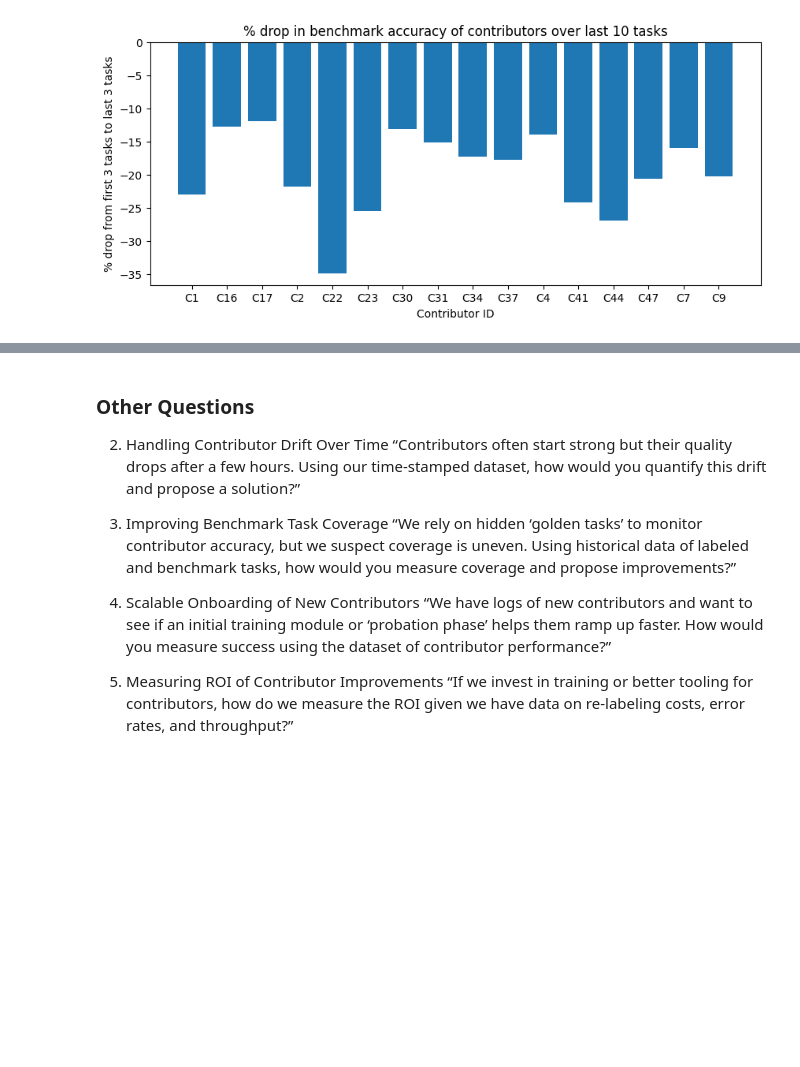
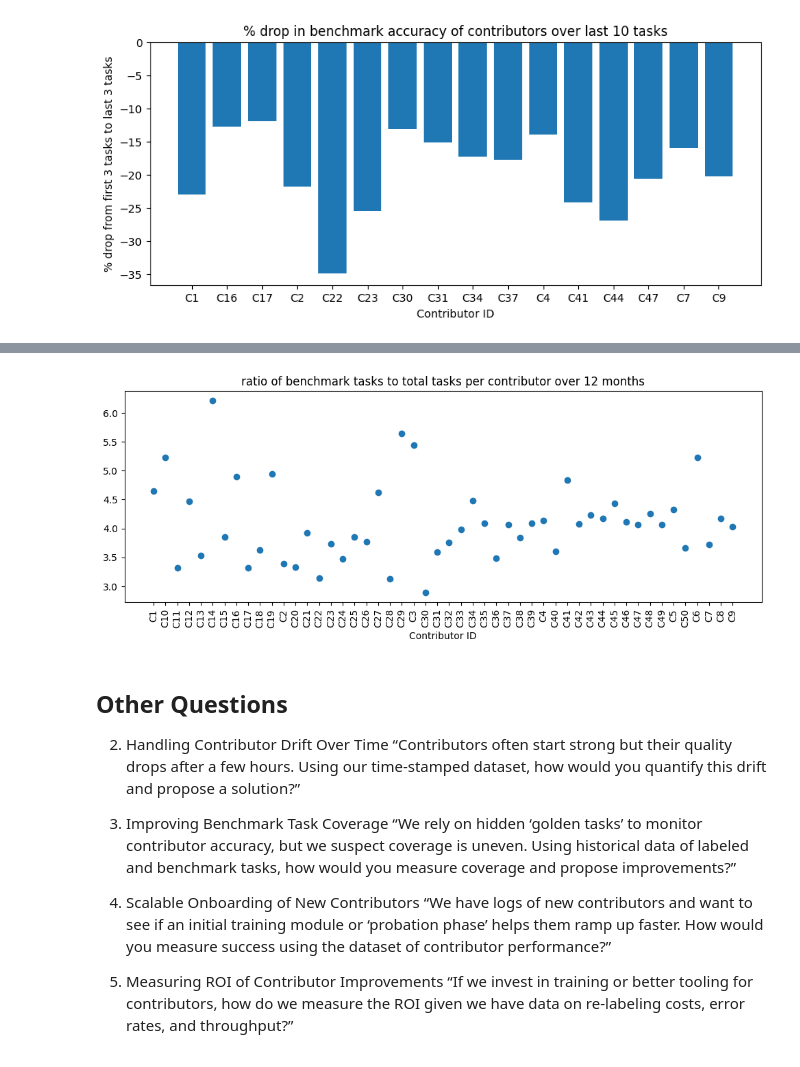
Before and after one commit to bayek10/data-analysis, a Jupyter notebook: AI_data_labeler_quality_analysis.ipynb, the cells around one changed output, grey strips where cells are left out. Saved outputs shown, nothing was run; the diff lists cells and outputs as text; code cells hidden in the pictures; blank space fills up the shorter version.

```diff
--- a/AI_data_labeler_quality_analysis.ipynb
+++ b/AI_data_labeler_quality_analysis.ipynb
@@ -258,0 +272,5 @@ Text(0, 0.5, '% drop from first 3 tasks to last 3 tasks')
+# %%
+grouped = df.groupby('contributor_id')[['tasks_completed', 'benchmark_tasks_used']].sum().reset_index()
+grouped['ratio'] = grouped['benchmark_tasks_used'] / grouped['tasks_completed'] * 100
+grouped.agg({'ratio': ['mean', 'median', 'var', 'std', 'min', 'max']})
+# grouped['ratio'].std()
@@ -259,5 +285,14 @@ Text(0, 0.5, '% drop from first 3 tasks to last 3 tasks')
+# %%
+plt.figure(figsize=(12, 4))
+plt.scatter(grouped['contributor_id'], grouped['ratio'])
+plt.title('ratio of benchmark tasks to total tasks per contributor over 12 months')
+plt.xlabel('Contributor ID')
+plt.xticks(rotation=90)
+plt.show()
+# %% [output]
+[figure, added]
 # %% [markdown]
-### Other Questions
+## Other Questions
 2. Handling Contributor Drift Over Time
 “Contributors often start strong but their quality drops after a few hours. Using our time-stamped dataset, how would you quantify this drift and propose a solution?”
 
```
Also changed, not shown: parts of 2 cells of this notebook.
